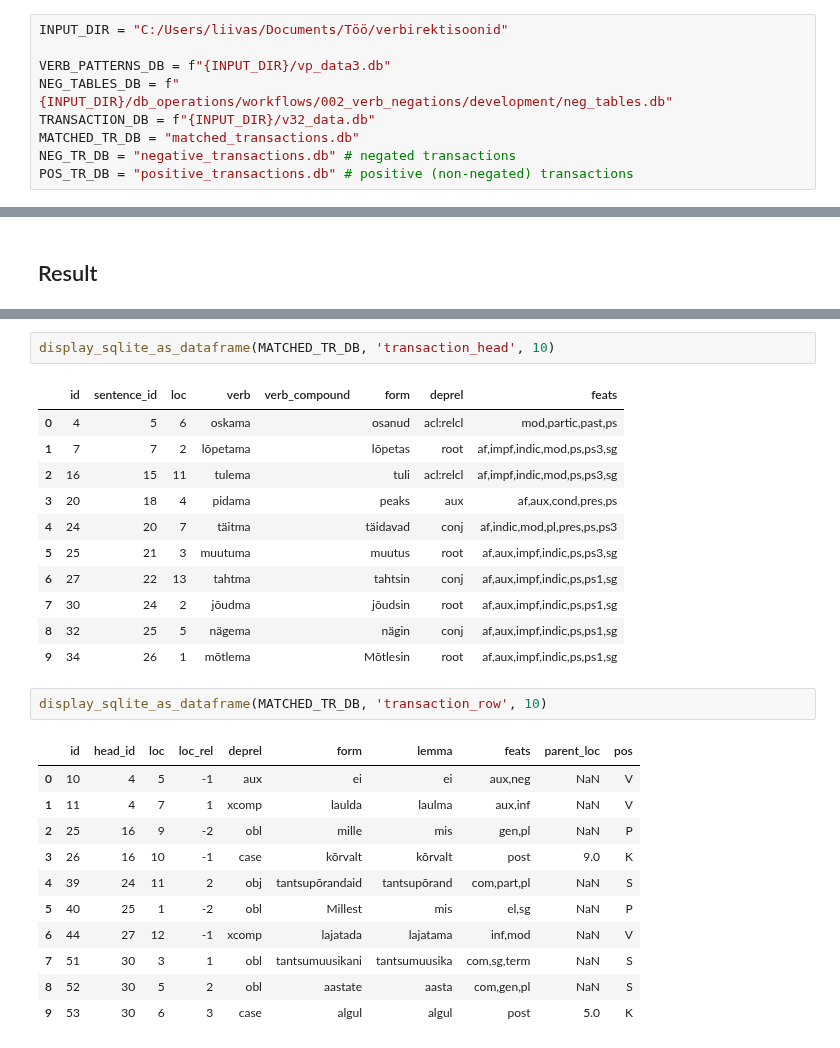
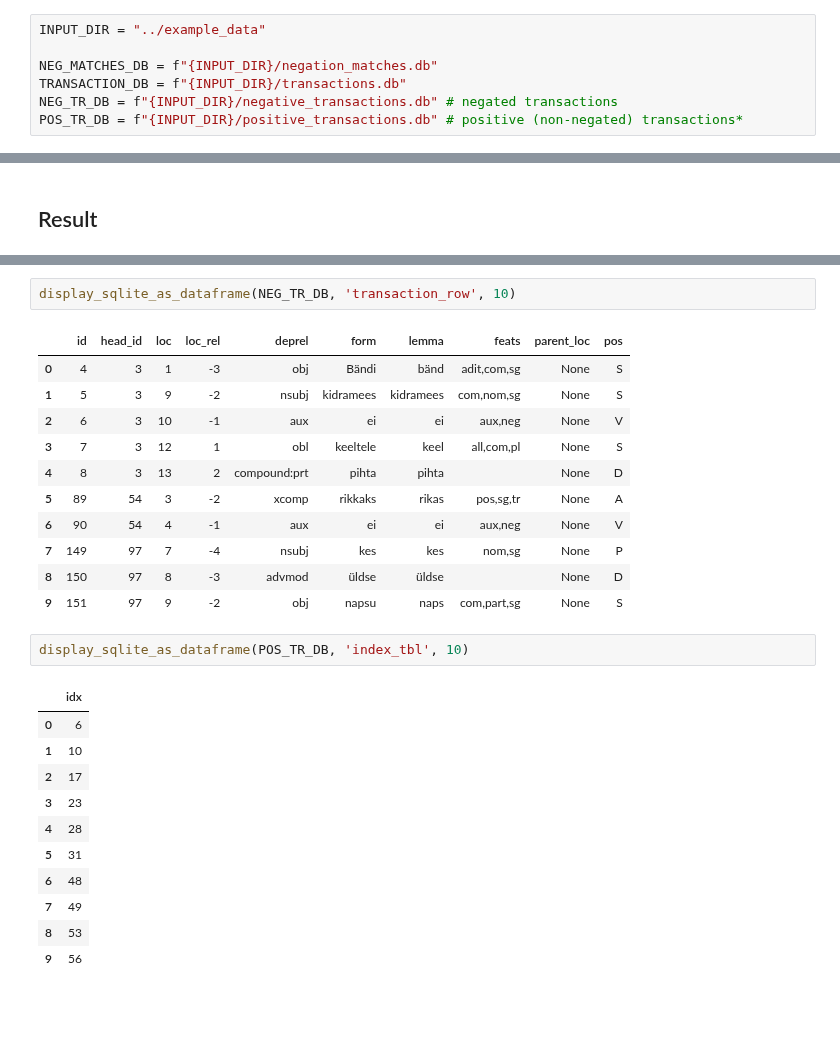
Before and after one commit to estnltk/syntax_experiments, a Jupyter notebook: workflows/002_verb_negations/003_filtering_transactions/transactions_filtering.ipynb, the cells around one changed output, grey strips where cells are left out. Cells and saved outputs as stored; diff of their text form; blank space fills up the shorter version.

Commit message:
changes in 002_verb_negations

```diff
--- a/workflows/002_verb_negations/003_filtering_transactions/transactions_filtering.ipynb
+++ b/workflows/002_verb_negations/003_filtering_transactions/transactions_filtering.ipynb
@@ -15,14 +14,12 @@ from db_operations.db_display import *
 # %% [markdown]
 ## Input parameters
 # %%
-INPUT_DIR = "C:/Users/liivas/Documents/Töö/verbirektisoonid"
+INPUT_DIR = "../example_data"
 
-VERB_PATTERNS_DB = f"{INPUT_DIR}/vp_data3.db"
-NEG_TABLES_DB = f"{INPUT_DIR}/db_operations/workflows/002_verb_negations/development/neg_tables.db"
-TRANSACTION_DB = f"{INPUT_DIR}/v32_data.db"
-MATCHED_TR_DB = "matched_transactions.db"
-NEG_TR_DB = "negative_transactions.db" # negated transactions
-POS_TR_DB = "positive_transactions.db" # positive (non-negated) transactions
+NEG_MATCHES_DB = f"{INPUT_DIR}/negation_matches.db"
+TRANSACTION_DB = f"{INPUT_DIR}/transactions.db"
+NEG_TR_DB = f"{INPUT_DIR}/negative_transactions.db" # negated transactions
+POS_TR_DB = f"{INPUT_DIR}/positive_transactions.db" # positive (non-negated) transactions*
 # %% [markdown]
 ## Data processing
 # %%
@@ -200,29 +119,29 @@ display_sqlite_as_dataframe(MATCHED_TR_DB, 'index_tbl', 10)
 # %%
-display_sqlite_as_dataframe(MATCHED_TR_DB, 'transaction_head', 10)
+display_sqlite_as_dataframe(NEG_TR_DB, 'transaction_row', 10)
 # %% [output]
-|  | id | sentence_id | loc | verb | verb_compound | form | deprel | feats |
-| 0 | 4 | 5 | 6 | oskama |  | osanud | acl:relcl | mod,partic,past,ps |
-| 1 | 7 | 7 | 2 | lõpetama |  | lõpetas | root | af,impf,indic,mod,ps,ps3,sg |
-| 2 | 16 | 15 | 11 | tulema |  | tuli | acl:relcl | af,impf,indic,mod,ps,ps3,sg |
-| 3 | 20 | 18 | 4 | pidama |  | peaks | aux | af,aux,cond,pres,ps |
-| 4 | 24 | 20 | 7 | täitma |  | täidavad | conj | af,indic,mod,pl,pres,ps,ps3 |
-| 5 | 25 | 21 | 3 | muutuma |  | muutus | root | af,aux,impf,indic,ps,ps3,sg |
-| 6 | 27 | 22 | 13 | tahtma |  | tahtsin | conj | af,aux,impf,indic,ps,ps1,sg |
-| 7 | 30 | 24 | 2 | jõudma |  | jõudsin | root | af,aux,impf,indic,ps,ps1,sg |
-| 8 | 32 | 25 | 5 | nägema |  | nägin | conj | af,aux,impf,indic,ps,ps1,sg |
-| 9 | 34 | 26 | 1 | mõtlema |  | Mõtlesin | root | af,aux,impf,indic,ps,ps1,sg |
+|  | id | head_id | loc | loc_rel | deprel | form | lemma | feats | parent_loc | pos |
+| 0 | 4 | 3 | 1 | -3 | obj | Bändi | bänd | adit,com,sg | None | S |
+| 1 | 5 | 3 | 9 | -2 | nsubj | kidramees | kidramees | com,nom,sg | None | S |
+| 2 | 6 | 3 | 10 | -1 | aux | ei | ei | aux,neg | None | V |
+| 3 | 7 | 3 | 12 | 1 | obl | keeltele | keel | all,com,pl | None | S |
+| 4 | 8 | 3 | 13 | 2 | compound:prt | pihta | pihta |  | None | D |
+| 5 | 89 | 54 | 3 | -2 | xcomp | rikkaks | rikas | pos,sg,tr | None | A |
+| 6 | 90 | 54 | 4 | -1 | aux | ei | ei | aux,neg | None | V |
+| 7 | 149 | 97 | 7 | -4 | nsubj | kes | kes | nom,sg | None | P |
+| 8 | 150 | 97 | 8 | -3 | advmod | üldse | üldse |  | None | D |
+| 9 | 151 | 97 | 9 | -2 | obj | napsu | naps | com,part,sg | None | S |
 # %%
-display_sqlite_as_dataframe(MATCHED_TR_DB, 'transaction_row', 10)
+display_sqlite_as_dataframe(POS_TR_DB, 'index_tbl', 10)
 # %% [output]
-|  | id | head_id | loc | loc_rel | deprel | form | lemma | feats | parent_loc | pos |
-| 0 | 10 | 4 | 5 | -1 | aux | ei | ei | aux,neg | NaN | V |
-| 1 | 11 | 4 | 7 | 1 | xcomp | laulda | laulma | aux,inf | NaN | V |
-| 2 | 25 | 16 | 9 | -2 | obl | mille | mis | gen,pl | NaN | P |
-| 3 | 26 | 16 | 10 | -1 | case | kõrvalt | kõrvalt | post | 9.0 | K |
-| 4 | 39 | 24 | 11 | 2 | obj | tantsupõrandaid | tantsupõrand | com,part,pl | NaN | S |
-| 5 | 40 | 25 | 1 | -2 | obl | Millest | mis | el,sg | NaN | P |
-| 6 | 44 | 27 | 12 | -1 | xcomp | lajatada | lajatama | inf,mod | NaN | V |
-| 7 | 51 | 30 | 3 | 1 | obl | tantsumuusikani | tantsumuusika | com,sg,term | NaN | S |
-| 8 | 52 | 30 | 5 | 2 | obl | aastate | aasta | com,gen,pl | NaN | S |
-| 9 | 53 | 30 | 6 | 3 | case | algul | algul | post | 5.0 | K |
+|  | idx |
+| 0 | 6 |
+| 1 | 10 |
+| 2 | 17 |
+| 3 | 23 |
+| 4 | 28 |
+| 5 | 31 |
+| 6 | 48 |
+| 7 | 49 |
+| 8 | 53 |
+| 9 | 56 |
 # %%
```
Also changed, not shown: parts of 12 cells of this notebook, 32 other files.
